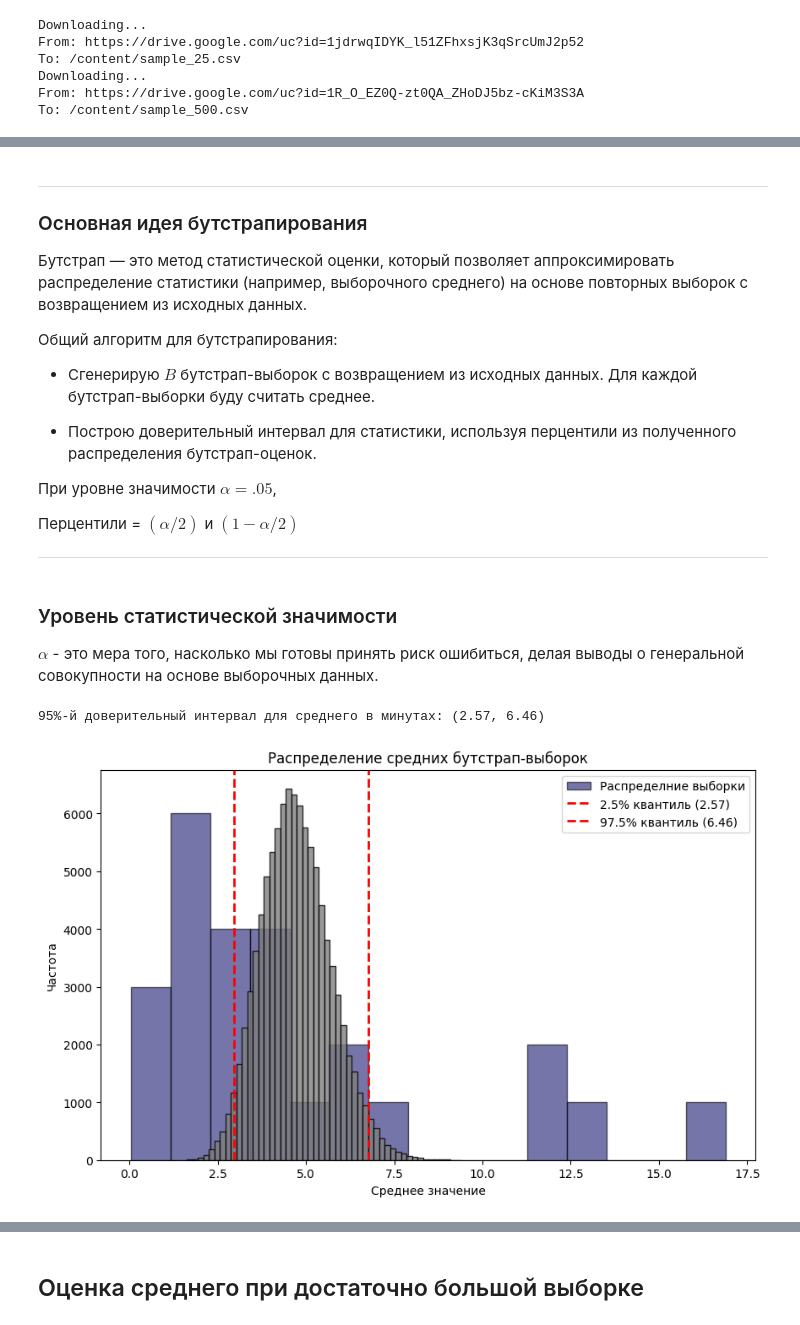
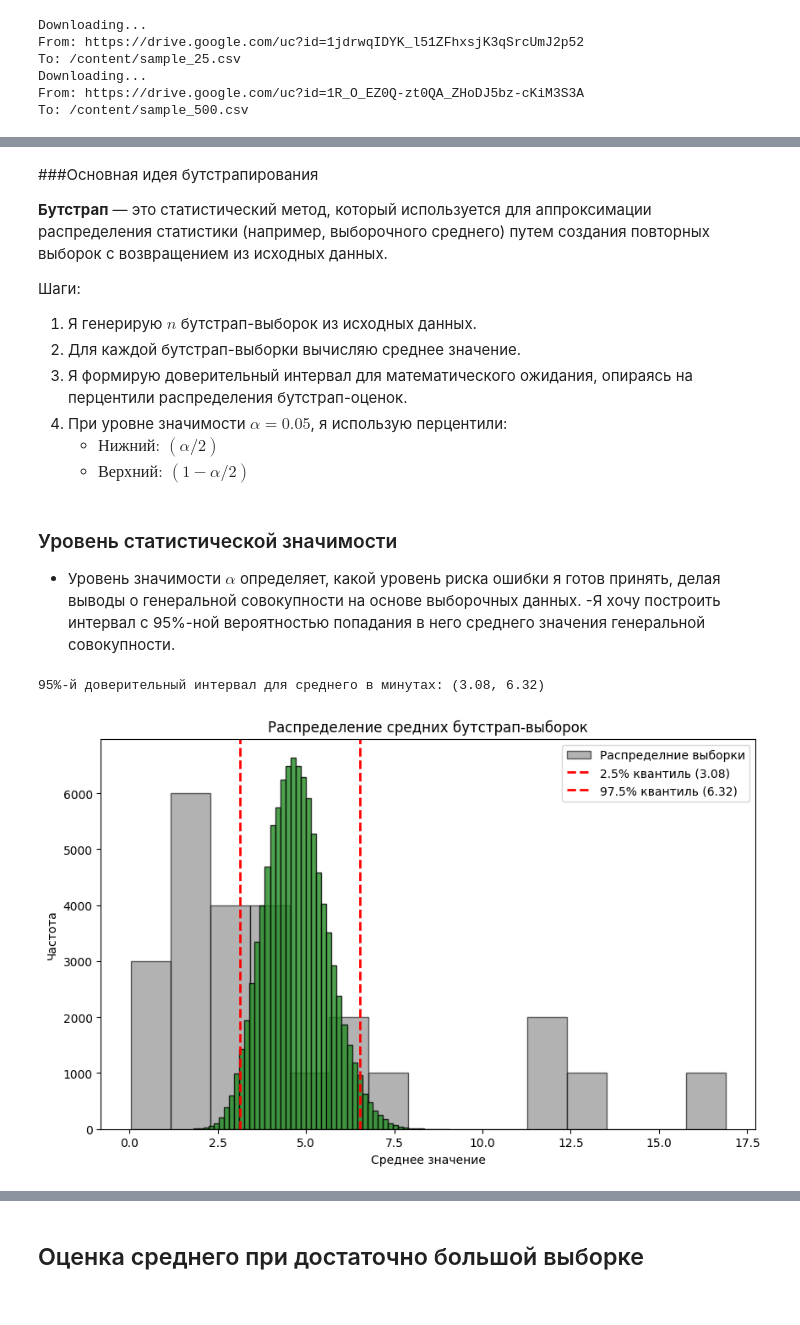
Before and after one commit to ziga23/Statistical-Analysis, a Jupyter notebook: P_A_B.ipynb, the cells around one changed output, grey strips where cells are left out. Cells and saved outputs as stored; diff of their text form; code cells hidden in the pictures.

```diff
--- a/P_A_B.ipynb
+++ b/P_A_B.ipynb
@@ -97,55 +110,46 @@ float_to_min_sec(np.mean(data_25))
 # %% [markdown]
+###Основная идея бутстрапирования
 
----
-###  Основная идея бутстрапирования
 
-Бутстрап — это метод статистической оценки, который позволяет аппроксимировать распределение статистики (например, выборочного среднего) на основе повторных выборок с возвращением из исходных данных.
+**Бутстрап** — это статистический метод, который используется для аппроксимации распределения статистики (например, выборочного среднего) путем создания повторных выборок с возвращением из исходных данных.
 
-Общий алгоритм для бутстрапирования:
-- Сгенерирую $B$ бутстрап-выборок с возвращением из исходных данных.
-Для каждой бутстрап-выборки буду считать среднее.
+Шаги:
 
-- Построю доверительный интервал для статистики, используя перцентили из полученного распределения бутстрап-оценок.
-
-При уровне значимости $\alpha= .05$,
-
-Перцентили = $(\alpha/2)$  и  $(1-\alpha/2)$
-
----
+1. Я генерирую $n$ бутстрап-выборок из исходных данных.
+2. Для каждой бутстрап-выборки вычисляю среднее значение.
+4. Я формирую доверительный интервал для математического ожидания, опираясь на перцентили распределения бутстрап-оценок.
+5. При уровне значимости $\alpha = 0.05$, я использую перцентили:
+      - $\text{Нижний: } (\alpha/2)$
+      - $\text{Верхний: } (1-\alpha/2)$
 # %% [markdown]
 ### Уровень статистической значимости
-
-$\alpha$ - это мера того, насколько мы готовы принять риск ошибиться, делая выводы о генеральной совокупности на основе выборочных данных.
+- Уровень значимости $\alpha$ определяет, какой уровень риска ошибки я готов принять, делая выводы о генеральной совокупности на основе выборочных данных.
+-Я хочу построить интервал с 95%-ной вероятностью попадания в него среднего значения генеральной совокупности.
 # %%
 n_iterations = 100000
-bootstrap_means = np.zeros(n_iterations)
+bootstrap_means = np.random.choice(data_25, size=(n_iterations, 25), replace=True).mean(axis=1)
 
-for i in range(n_iterations):
-  bootstrap_means[i] = np.mean(np.random.choice(data_25, size=20, replace=True))
+# Вычисляем перцентили для доверительного интервала
+lower_percentile, upper_percentile = np.percentile(bootstrap_means, [2.5, 97.5])
 
-lower_percentile = np.percentile(bootstrap_means, 2.5)
-upper_percentile = np.percentile(bootstrap_means, 97.5)
-
-lower_sec = round((lower_percentile-(lower_percentile//1))*60)/100
-upper_sec = round((upper_percentile-(upper_percentile//1))*60)/100
-
-CI_lower = (lower_percentile//1)+lower_sec
-CI_upper = (upper_percentile//1)+upper_sec
+# Конвертируем в минуты и секунды
+CI_lower = np.floor(lower_percentile) + (lower_percentile % 1) * 60 / 100
+CI_upper = np.floor(upper_percentile) + (upper_percentile % 1) * 60 / 100
 
 
 print(f"95%-й доверительный интервал для среднего в минутах: ({CI_lower:.2f}, {CI_upper:.2f})")
 # %% [output]
-95%-й доверительный интервал для среднего в минутах: (2.57, 6.46)
+95%-й доверительный интервал для среднего в минутах: (3.08, 6.32)
 # %%
 plt.figure(figsize=(10, 6))
-plt.hist(np.repeat(data_25, 1000), bins=15, color='#191970', alpha= 0.6,edgecolor='black', label='Распределние выборки')
-plt.hist(bootstrap_means, bins=50, color='grey', edgecolor='black', alpha=0.8)
+plt.hist(np.repeat(data_25, 1000), bins=15, color='grey', alpha= 0.6,edgecolor='black', label='Распределние выборки')
+plt.hist(bootstrap_means, bins=50, color='#228B22', edgecolor='black', alpha=0.8)
 plt.axvline(lower_percentile, color='r', linestyle='dashed', linewidth=2, label=f'2.5% квантиль ({CI_lower:.2f})')
 plt.axvline(upper_percentile, color='r', linestyle='dashed', linewidth=2, label=f'97.5% квантиль ({CI_upper:.2f})')
 plt.title("Распределение средних бутстрап-выборок")
 plt.xlabel("Среднее значение")
 plt.ylabel("Частота")
 plt.legend()
 plt.show()
 # %% [output]
-[figure, old version]
+[figure, new version]
```
Also changed, not shown: parts of 32 cells of this notebook.
